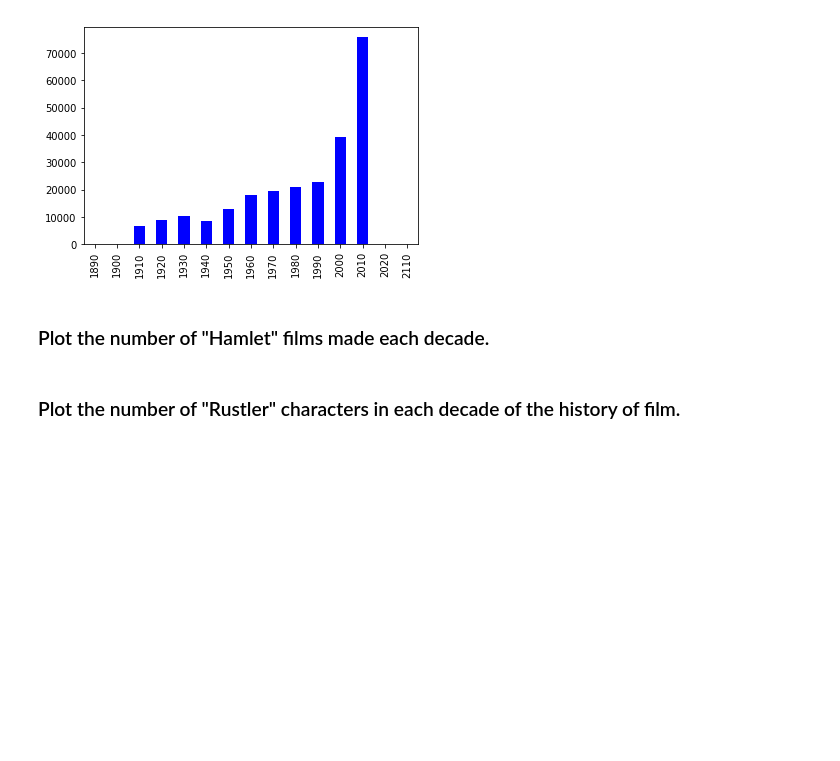
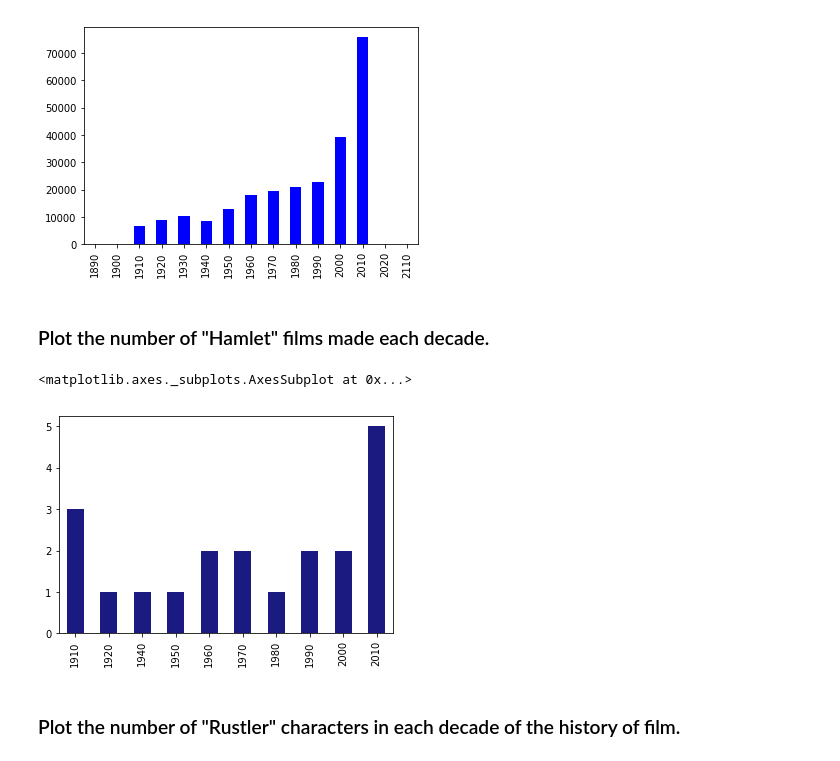
Before and after one commit to mmoscardini/pycon-pandas-tutorial, a Jupyter notebook: Exercises-2.ipynb, the cells around one changed output. Drawn from its saved outputs; the diff is of its cells as text; code cells hidden in the pictures; blank space fills up the shorter version.

```diff
--- a/Exercises-2.ipynb
+++ b/Exercises-2.ipynb
@@ -95,5 +97,11 @@ Name: year, dtype: int64
 [figure]
 # %% [markdown]
 ### Plot the number of "Hamlet" films made each decade.
+# %%
+t = titles
+(t.loc[t.title == 'Hamlet'].year // 10 * 10).value_counts().sort_index().plot(kind='bar', color=(0.1,0.1,0.5))
+# %% [output]
+<matplotlib.axes._subplots.AxesSubplot at 0x...>
+[figure, added]
 # %% [markdown]
 ### Plot the number of "Rustler" characters in each decade of the history of film.
```
Also changed, not shown: parts of 4 cells of this notebook.
